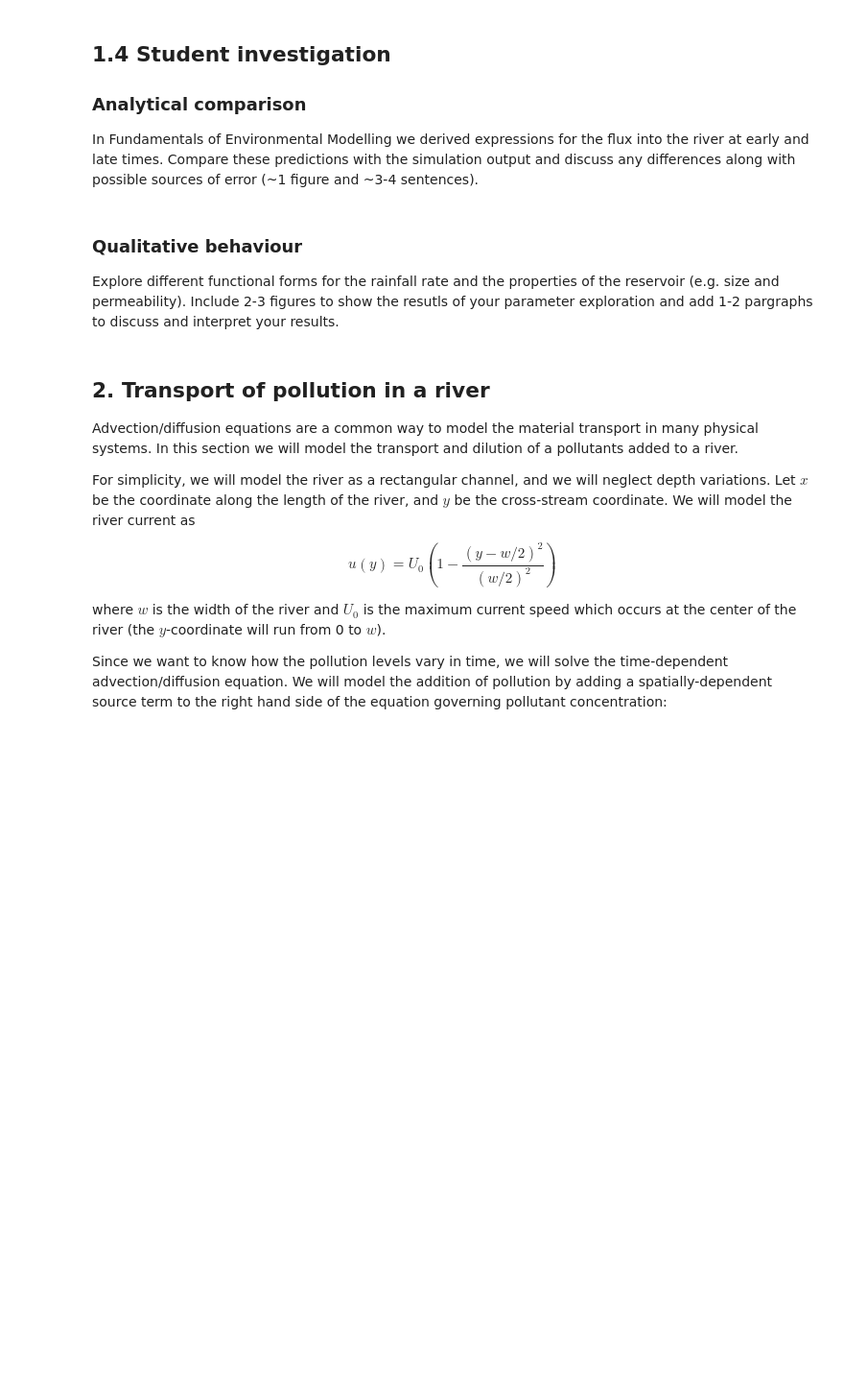
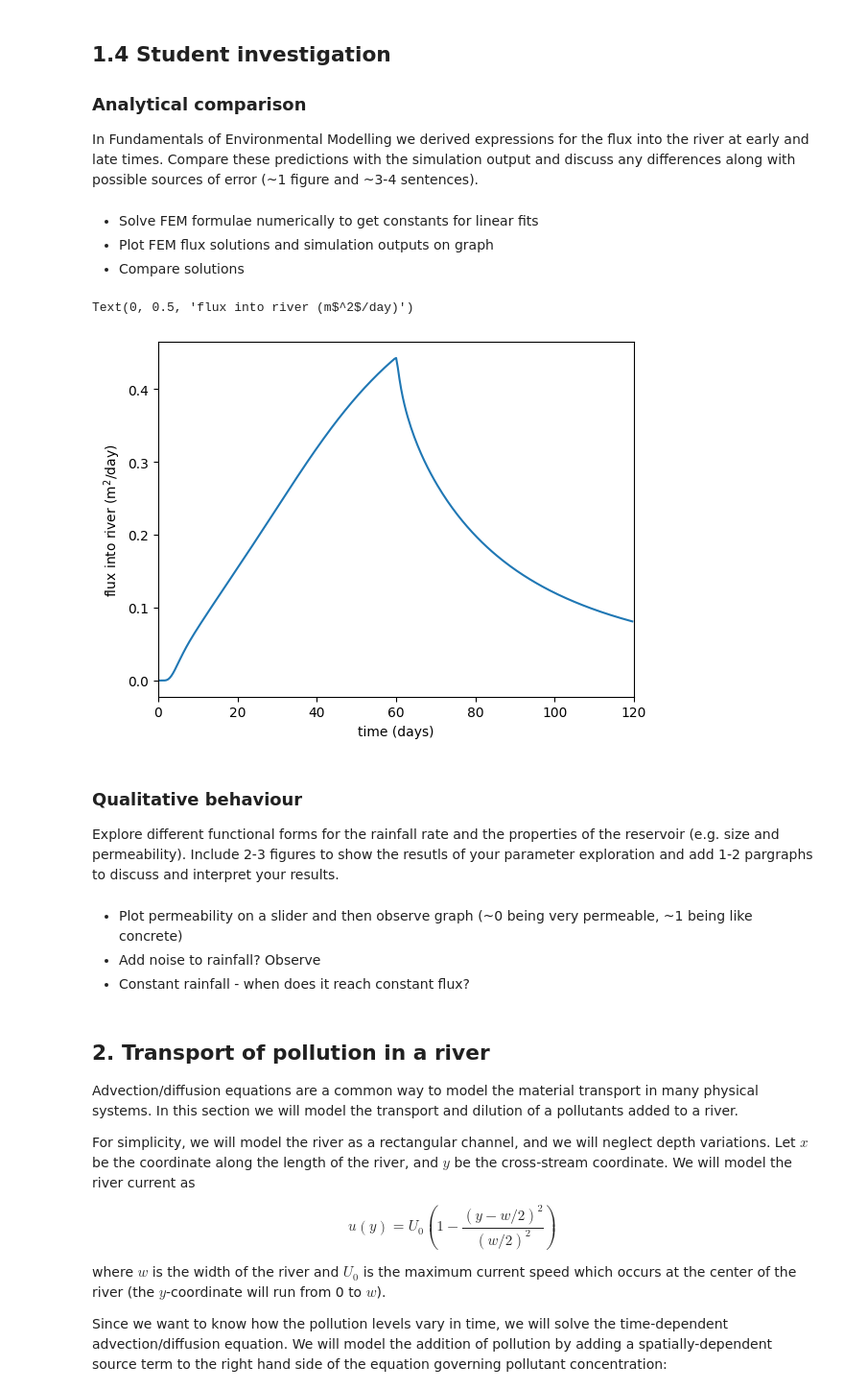
Before and after one commit to barneycevans/QCES, a Jupyter notebook: Project2_transport.ipynb, the cells around one changed output. Shown at 96% size. Saved outputs shown, nothing was run; the diff lists cells and outputs as text; code cells hidden in the pictures; blank space fills up the shorter version.

```diff
--- a/Project2_transport.ipynb
+++ b/Project2_transport.ipynb
@@ -255,9 +290,30 @@ plt.subplots_adjust(hspace=0.35) # add space between the panels
 <a id='section1pt4'></a>
 ### Analytical comparison
 In Fundamentals of Environmental Modelling we derived expressions for the flux into the river at early and late times. Compare these predictions with the simulation output and discuss any differences along with possible sources of error (~1 figure and ~3-4 sentences).
+# %% [markdown]
+
+
+*   Solve FEM formulae numerically to get constants for linear fits
+*   Plot FEM flux solutions and simulation outputs on graph
+*   Compare solutions
+# %%
+plt.plot(t_save / day, QR_save * day)
+# Specify the axis limits and labels
+plt.xlim(0, stop_sim_time / day)
+plt.xlabel('time (days)')
+plt.ylabel('flux into river (m$^2$/day)')
+# %% [output]
+Text(0, 0.5, 'flux into river (m$^2$/day)')
+[figure, added]
 # %% [markdown]
 ### Qualitative behaviour
 Explore different functional forms for the rainfall rate and the properties of the reservoir (e.g. size and permeability).  Include 2-3 figures to show the resutls of your parameter exploration and add 1-2 pargraphs to discuss and interpret your results.
+# %% [markdown]
+
+
+*   Plot permeability on a slider and then observe graph (~0 being very permeable, ~1 being like concrete)
+*   Add noise to rainfall? Observe
+*   Constant rainfall - when does it reach constant flux?
 # %% [markdown]
 ## 2. Transport of pollution in a river
 
```
Also changed, not shown: parts of 10 cells of this notebook.
